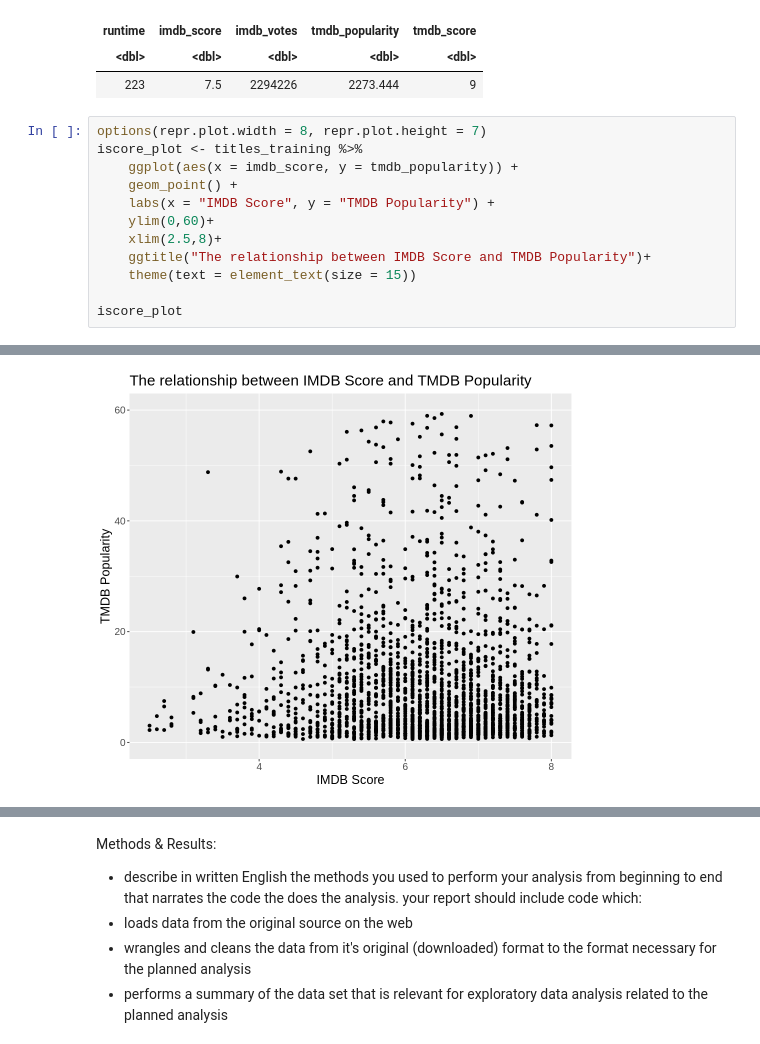
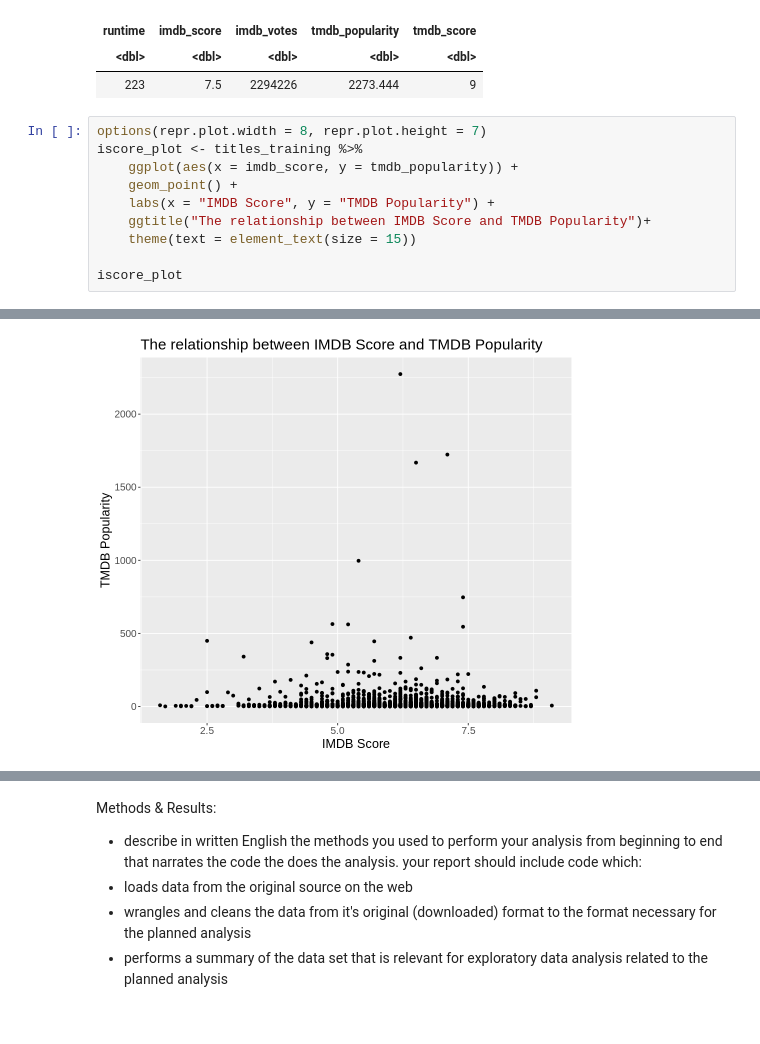
Before and after one commit to sm020402/dsci-100-2022w1-group-98, a Jupyter notebook: project_proposal/report.ipynb, the cells around one changed output, grey strips where cells are left out. Cells and saved outputs as stored; diff of their text form.

Commit message:
change regression and graphs

```diff
--- a/project_proposal/report.ipynb
+++ b/project_proposal/report.ipynb
@@ -97,8 +97,6 @@ iscore_plot <- titles_training %>%
     ggplot(aes(x = imdb_score, y = tmdb_popularity)) +
     geom_point() +
     labs(x = "IMDB Score", y = "TMDB Popularity") +
-    ylim(0,60)+
-    xlim(2.5,8)+
     ggtitle("The relationship between IMDB Score and TMDB Popularity")+
     theme(text = element_text(size = 15))
 
@@ -109,4 +105,4 @@ Warning message:
-[figure, old version]
+[figure, new version]
 # %%
 options(repr.plot.width = 8, repr.plot.height = 7)
 ivotes_plot <- titles_training %>%
```
Also changed, not shown: parts of 9 cells of this notebook.
